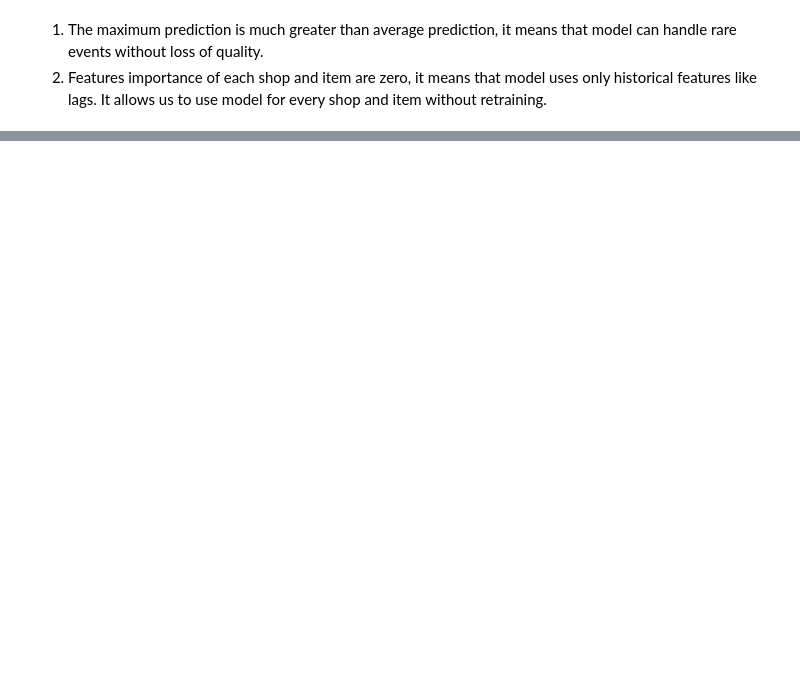
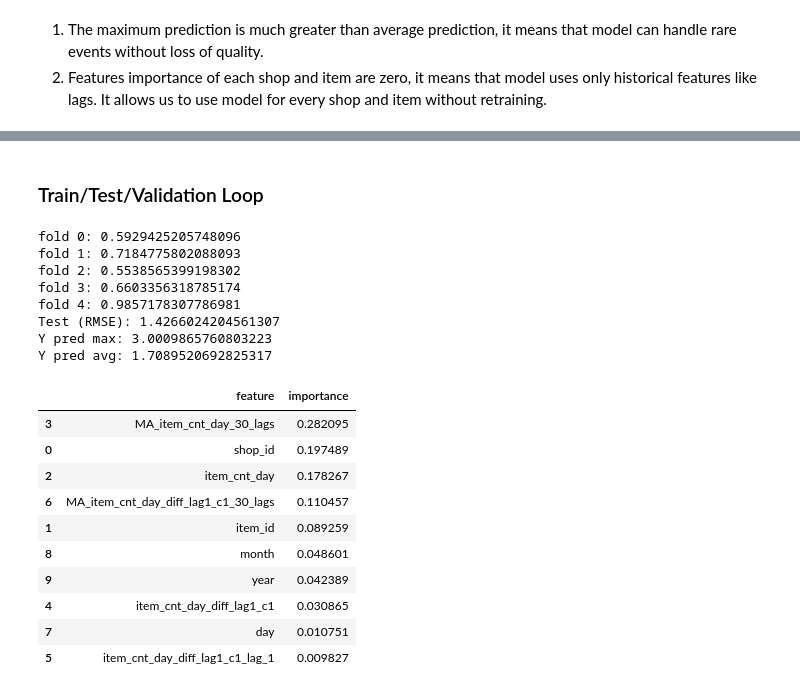
Before and after one commit to Akevilli/Internship, a Jupyter notebook: train&test.ipynb, the cells around one changed output, grey strips where cells are left out. Drawn from its saved outputs; the diff is of its cells as text; code cells hidden in the pictures; blank space fills up the shorter version.

```diff
--- a/train&test.ipynb
+++ b/train&test.ipynb
@@ -373,0 +416,77 @@ Y pred avg: 1.1128190755844116
+# %%
+rf_pipeline = Pipeline([
+    ("GroupAndSummarize1", GroupAndSummarize(group_by_col=["shop_id", "date", "item_id"], agg_dict={"item_cnt_day": "sum"})),
+    ("ConditionDropper", ConditionDropper("item_cnt_day", lambda df: (df > 10) | (df < 0))),
+
+    ("LagFeatureGenerator_target", LagFeatureGenerator(column="item_cnt_day", lags=[-31], group_by_col=["shop_id", "item_id"], sort_by_col=["date"])),
+    ("NanDropper1", NanDropper(columns=["item_cnt_day_lag_-31"])),
+
+    ("MovingAverageGenerator1", MovingAverageGenerator(column="item_cnt_day", window_size=30, min_periods=1, group_by_col=["shop_id", "item_id"], sort_by_col=["date"])),
+
+    ("DifferenceGenerator1", DifferenceGenerator(columns=["item_cnt_day"], lag=1, count=1, group_by_col=["shop_id", "item_id"], sort_by_col=["date"])),
+    ("NanDropper2", NanDropper(columns=["item_cnt_day_diff_lag1_c1"])),
+
+    ("LagFeatureGenerator2", LagFeatureGenerator(column="item_cnt_day_diff_lag1_c1", lags=[1], group_by_col=["shop_id", "item_id"], sort_by_col=["date"])),
+    ("NanDropper3", NanDropper(columns=["item_cnt_day_diff_lag1_c1_lag_1"])),
+
+    ("MovingAverageGenerator2", MovingAverageGenerator(column="item_cnt_day_diff_lag1_c1", window_size=30, min_periods=1, group_by_col=["shop_id", "item_id"], sort_by_col=["date"])),
+
+    ("DateDivider", DateDivider(column="date")),
+])
+# %% [markdown]
+### Train/Test/Validation Loop
+# %%
+rf_tscv = TimeSeriesSplit(n_splits=5)
+
+rf_preprocessed_data = rf_pipeline.transform(raw_data)
+rf_test = rf_preprocessed_data[(rf_preprocessed_data["year"] == 2015) & (rf_preprocessed_data["month"] > 8)]
+rf_train = rf_preprocessed_data.drop(rf_test.index)
+
+rf_model = XGBRFRegressor(
+    n_estimators=100,
+    learning_rate=0.5,
+    max_depth=5
+)
+
+for fold, (train_index, test_index) in enumerate(rf_tscv.split(rf_train)):
+    ts_train, ts_test = rf_train.iloc[train_index], rf_train.iloc[test_index]
+
+    X_train, X_test = ts_train.drop(columns=["item_cnt_day_lag_-31"]), ts_test.drop(columns=["item_cnt_day_lag_-31"])
+    y_train, y_test = ts_train["item_cnt_day_lag_-31"], ts_test["item_cnt_day_lag_-31"]
+
+    rf_model.fit(X_train, y_train)
+    ts_pred = rf_model.predict(X_test)
+    print(f"fold {fold}: {root_mean_squared_error(ts_pred, y_test)}")
+
+
+X_train, y_train = rf_train.drop(columns=["item_cnt_day_lag_-31"]), rf_train["item_cnt_day_lag_-31"]
+X_test, y_test = rf_test.drop(columns=["item_cnt_day_lag_-31"]), rf_test["item_cnt_day_lag_-31"]
+
+rf_model.fit(X_train, y_train)
+
+y_pred = rf_model.predict(X_test)
+rf_test_rmse = root_mean_squared_error(y_pred, y_test)
+print(f"Test (RMSE): {rf_test_rmse}")
+print(f"Y pred max: {y_pred.max()}")
+print(f"Y pred avg: {y_pred.mean()}")
+pd.DataFrame({"feature": X_train.columns, "importance": rf_model.feature_importances_}).sort_values(by="importance", ascending=False)
+# %% [output]
+fold 0: 0.5929425205748096
+fold 1: 0.7184775802088093
+fold 2: 0.5538565399198302
+fold 3: 0.6603356318785174
+fold 4: 0.9857178307786981
+Test (RMSE): 1.4266024204561307
+Y pred max: 3.0009865760803223
+Y pred avg: 1.7089520692825317
+|  | feature | importance |
+| 3 | MA_item_cnt_day_30_lags | 0.282095 |
+| 0 | shop_id | 0.197489 |
+| 2 | item_cnt_day | 0.178267 |
+| 6 | MA_item_cnt_day_diff_lag1_c1_30_lags | 0.110457 |
+| 1 | item_id | 0.089259 |
+| 8 | month | 0.048601 |
+| 9 | year | 0.042389 |
+| 4 | item_cnt_day_diff_lag1_c1 | 0.030865 |
+| 7 | day | 0.010751 |
+| 5 | item_cnt_day_diff_lag1_c1_lag_1 | 0.009827 |
```
Also changed, not shown: parts of 20 cells of this notebook, 1 other file.
